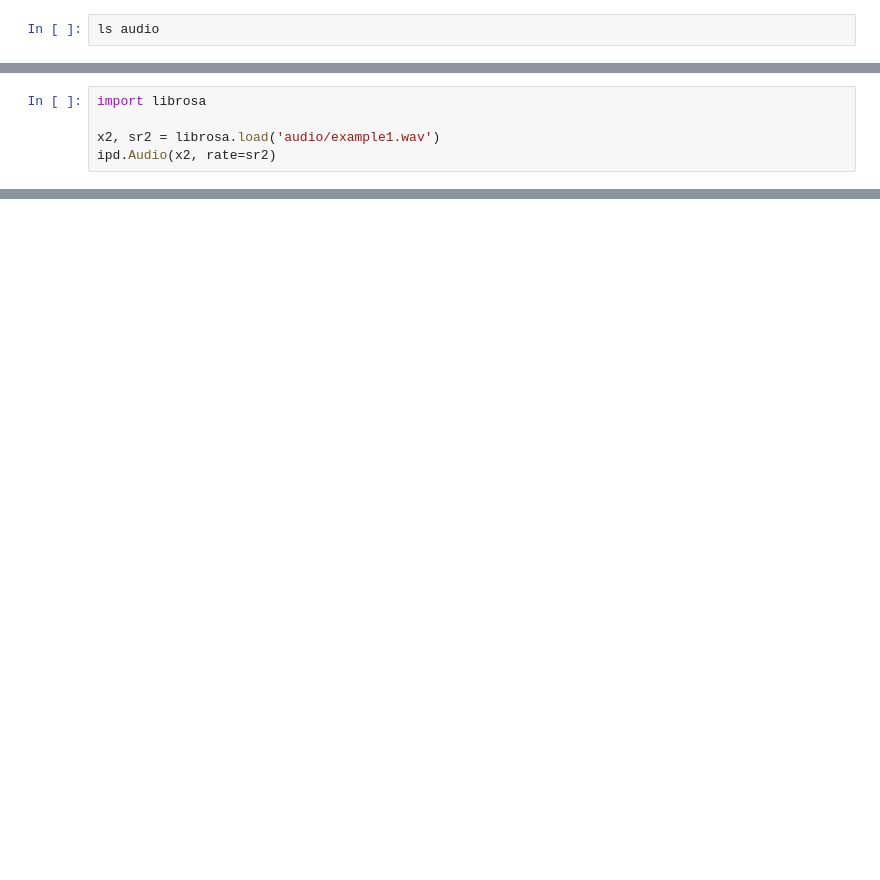
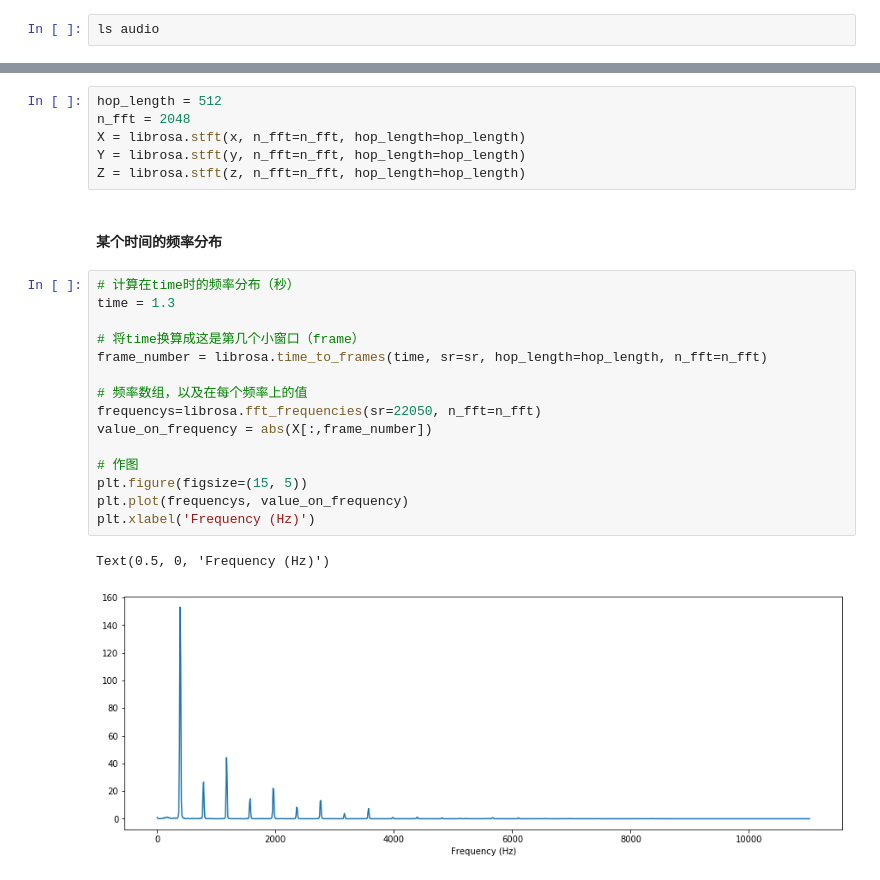
Before and after one commit to zhujisheng/learn_python, a Jupyter notebook: 10.音乐/1.LibRosa使用基础.ipynb, the cells around one changed output, grey strips where cells are left out. Drawn from its saved outputs; the diff is of its cells as text; blank space fills up the shorter version.

```diff
--- a/10.音乐/1.LibRosa使用基础.ipynb
+++ b/10.音乐/1.LibRosa使用基础.ipynb
@@ -66,5 +44,0 @@ ipd.Audio(x1, rate=sr1)
-# %%
-import librosa
-
-x2, sr2 = librosa.load('audio/example1.wav')
-ipd.Audio(x2, rate=sr2)
@@ -119,0 +124,26 @@ librosa.output.write_wav('audio/tone_440.wav', x, sr)
+# %%
+hop_length = 512
+n_fft = 2048
+X = librosa.stft(x, n_fft=n_fft, hop_length=hop_length)
+Y = librosa.stft(y, n_fft=n_fft, hop_length=hop_length)
+Z = librosa.stft(z, n_fft=n_fft, hop_length=hop_length)
+# %% [markdown]
+#### 某个时间的频率分布
+# %%
+# 计算在time时的频率分布（秒）
+time = 1.3
+
+# 将time换算成这是第几个小窗口（frame）
+frame_number = librosa.time_to_frames(time, sr=sr, hop_length=hop_length, n_fft=n_fft)
+
+# 频率数组，以及在每个频率上的值
+frequencys=librosa.fft_frequencies(sr=22050, n_fft=n_fft)
+value_on_frequency = abs(X[:,frame_number])
+
+# 作图
+plt.figure(figsize=(15, 5))
+plt.plot(frequencys, value_on_frequency)
+plt.xlabel('Frequency (Hz)')
+# %% [output]
+Text(0.5, 0, 'Frequency (Hz)')
+[figure, added]
```
Also changed, not shown: parts of 39 cells of this notebook, 13 other files.
